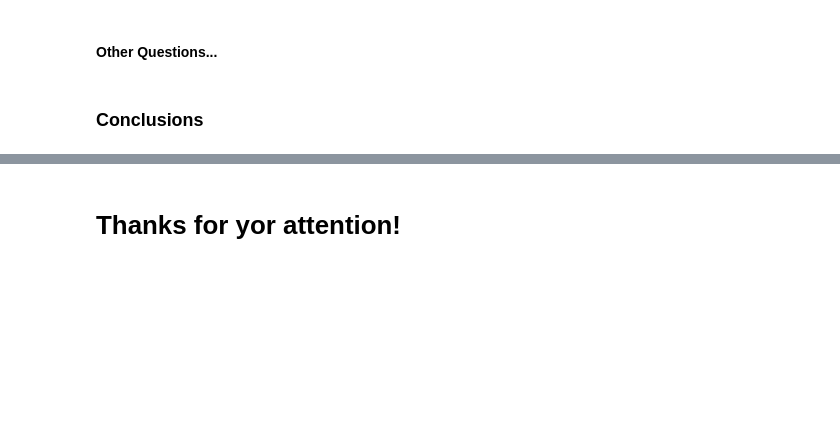
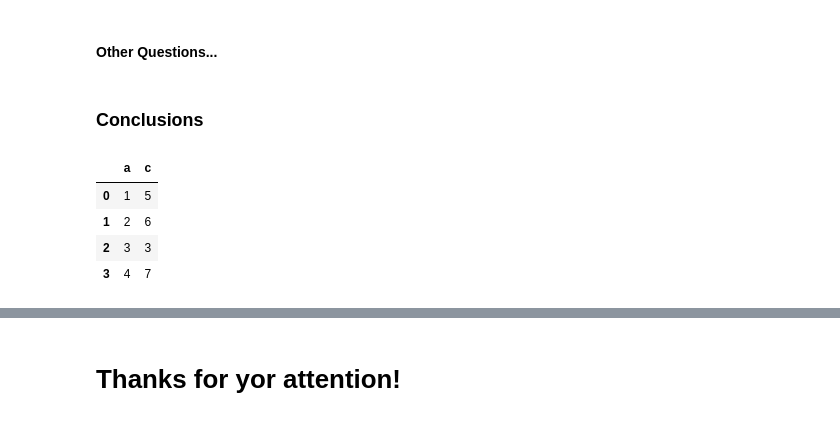
Before and after one commit to AeroPython/remove-before-flight, a Jupyter notebook: talk.ipynb, the cells around one changed output, grey strips where cells are left out. Cells and saved outputs as stored; diff of their text form; code cells hidden in the pictures; blank space fills up the shorter version.

```diff
--- a/talk.ipynb
+++ b/talk.ipynb
@@ -1021,3 +1034,12 @@ ax.set_xlim(2000, 2009)
 #### Other Questions...
 # %% [markdown]
 ### Conclusions
+# %%
+df = pd.DataFrame({'a':[1,2,3,4], 'c':[5,6,3,7]})
+df
+# %% [output]
+|  | a | c |
+| 0 | 1 | 5 |
+| 1 | 2 | 6 |
+| 2 | 3 | 3 |
+| 3 | 4 | 7 |
```
Also changed, not shown: parts of 59 cells of this notebook.
